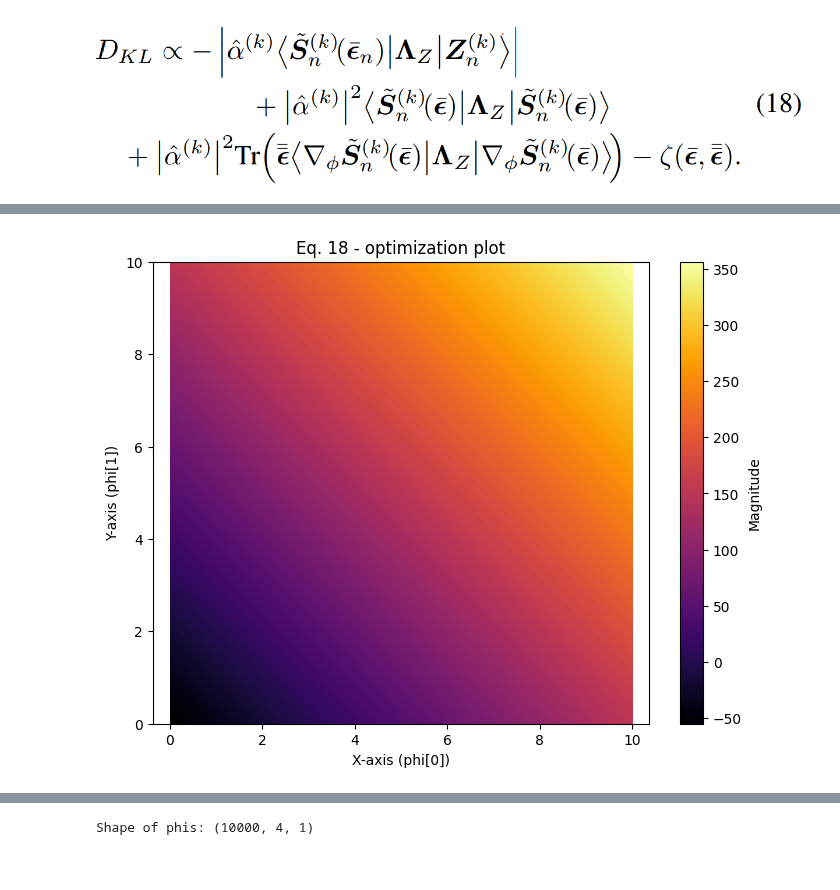
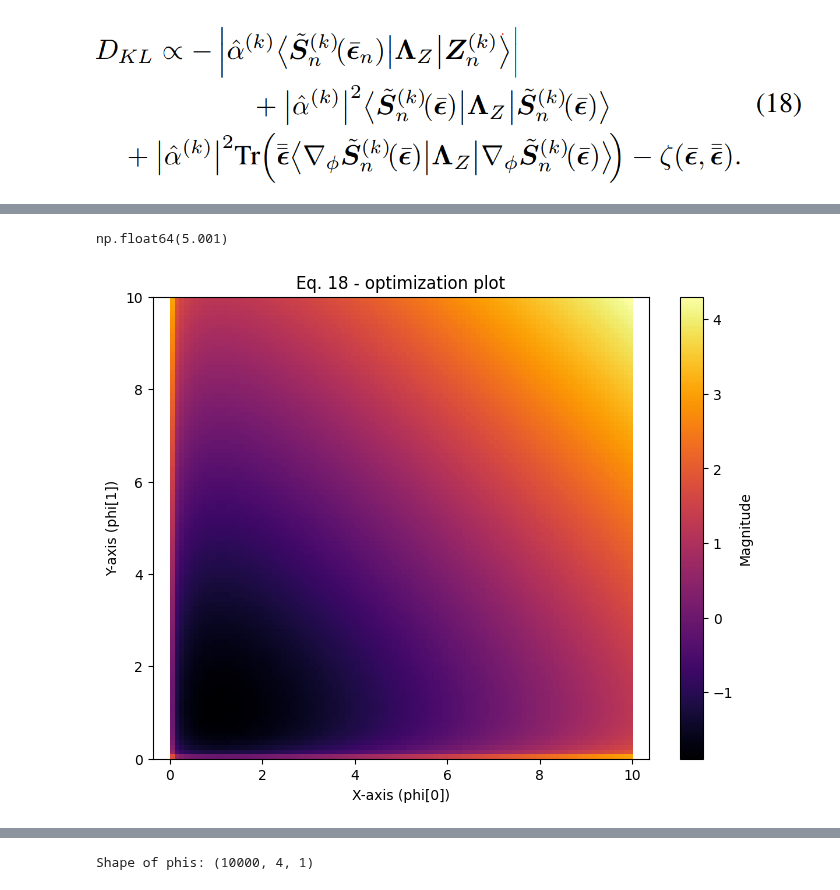
Before and after one commit to RHIMMELAND/MMARS, a Jupyter notebook: examples/MRBLaT_test.ipynb, the cells around one changed output, grey strips where cells are left out. Saved outputs shown, nothing was run; the diff lists cells and outputs as text; code cells hidden in the pictures.

```diff
--- a/examples/MRBLaT_test.ipynb
+++ b/examples/MRBLaT_test.ipynb
@@ -103,8 +103,7 @@ def generate_S_signal(
     phase_diff_TX_RX -= phase_diff_TX_RX[0,0]
 
     # Compute the Intermediate frequency (IF) frequency:
-    sweepBandwidth = chirp_Rate*T_chirp
-    f_IF = (2*radial_distance*sweepBandwidth)/(c*T_chirp)
+    f_IF = (2*radial_distance*chirp_Rate)/c
 
     # Compute the received power:
     received_power = transmitPower*gain*wavelength**2*radarCrossSection/( (4*np.pi)**3 * radial_distance**4)
@@ -114,10 +113,6 @@ def generate_S_signal(
     #time = np.linspace(0, N_samples/f_sampling, N_samples)[np.newaxis]
     for tx_idx in range(tx_antennas.shape[0]):
         for rx_idx in range(rx_antennas.shape[0]):
-            #S_signal[tx_idx, rx_idx, :, :] = (np.sin(((np.ones((N_chirps,1))@freqs) - f_IF)*2*T_chirp)/((np.ones((N_chirps,1))@freqs) - f_IF) # Changes with ADC samples
-             #                                           *np.exp(1j*phase_diff_TX_RX[tx_idx,rx_idx]*(np.ones((N_chirps,1))@np.ones((1,N_samples)))) # Changes with antennas
-              #                                      )
-
             #index = np.argmin(np.abs((np.ones((N_chirps,1))@freqs) - f_IF))
             #S_signal[tx_idx, rx_idx, :, :] = np.sinc(((np.ones((N_chirps,1))@freqs) - f_IF) *1/2 * T_chirp *1/np.pi) *np.exp(1j*phase_diff_TX_RX[tx_idx,rx_idx])# Changes with antennas
             #S_signal[tx_idx, rx_idx, :, :] = (np.exp(1j*2*np.pi*f_IF*(np.ones((N_chirps,1))@time)) # Changes with ADC samples
@@ -126,16 +121,11 @@ def generate_S_signal(
             S_signal[tx_idx, rx_idx, :, :] =  (np.exp(-1.j * freqs * N_samples/2) * np.sin((freqs - f_IF /f_sampling * 2 * np.pi) * (N_samples + 1) * 1/2) / np.sin((freqs - f_IF/f_sampling * 2 * np.pi)/2)
                                               )*np.exp(1j*phase_diff_TX_RX[tx_idx,rx_idx])
 
-
-            #S_signal_max_index = np.argmax(S_signal[tx_idx, rx_idx, :, :], axis=1)
-            #S_signal[tx_idx, rx_idx, :, :] = np.zeros(S_signal[tx_idx, rx_idx, :, :].shape)
-            #S_signal[tx_idx, rx_idx, :, S_signal_max_index] = 1
-    #S_signal = np.fft.fft(S_signal)
     S_signal *= np.sqrt(received_power) # Scale the signal based on the received power
 
-    return S_signal.flatten()[:, np.newaxis]#/np.sqrt(256)
+    return S_signal.flatten()[:, np.newaxis]/np.sqrt(256)
 # %%
-frame = 99
+frame = 1
 
 print(target_model_1.get_trajectory()[0][frame], target_model_1.get_trajectory()[1][frame])
 
@@ -299,7 +289,7 @@ def jacobian_S(epsilon,
 ![image.png](attachment:image.png)
 # %%
 #Lambda_z = np.eye(3072) * (Boltzmann * 290 * 0.77e9)**(-2)
-Lambda_z = np.eye(3072) * (lambda_z_coefficient)**(-2)
+Lambda_z = np.eye(3072) * (lambda_z_coefficient)**(-1)
 Lambda_z = csr_matrix(Lambda_z)
 
 def D_KL(params, Z_data, phi_bar_last_x, phi_bar_last_y):
@@ -319,9 +309,11 @@ def D_KL(params, Z_data, phi_bar_last_x, phi_bar_last_y):
     k = 2
     entropy = k/2 * np.log(2*np.pi*np.e) + 1/2*np.log(eps_barbar_0 * eps_barbar_1)
 
-    return term_1 + term_2 + term_3 + entropy
+    print(term_1, term_2, term_3, entropy)
+
+    return term_1 + term_2 + term_3 - entropy
 # %%
-frame = 99
+frame = 10
 
 sim_data_all_virtual = sim_data[frame,:,:,0,:]
 sim_data_all_virtual = sim_data_all_virtual.flatten()[:, np.newaxis]
@@ -382,25 +396,43 @@ results = Parallel(n_jobs=-1)(
+# %%
+target_ground_truth[0][0]
+# %% [output]
+np.float64(5.001)
 # %%
+D_KL_search_space = np.linspace(0.01, 10, 100)
+
+# Use parallel processing to speed up the nested loop
+results = Parallel(n_jobs=-1)(
+    delayed(D_KL)(
+        np.array([20.5, 20.5, i, j]),
+        data_fourier,
+        target_model_1.get_trajectory()[0][frame-1],
+        target_model_1.get_trajectory()[0][frame-1]
+    )
+    for i in D_KL_search_space
+    for j in D_KL_search_space
+)
+
 # Compute the magnitude (ignoring phi[2] and phi[3])
 #magnitudes = np.sqrt(phis[:, 0, 0]**2 + phis[:, 1, 0]**2)
 
 gridsize = 100
 
 # Reshape to 2D (51x51) for heatmap plotting
 heatmap = np.array(results).reshape(gridsize, gridsize)
 # Plot the heatmap
 plt.figure(figsize=(8, 6))
 plt.imshow(heatmap, origin='lower', extent=[0, 10, 0, 10], cmap='inferno', aspect='auto')
 #min_index = np.argmin(heatmap)
 #min_index_2d = np.unravel_index(min_index, heatmap.shape)
 #plt.scatter(min_index_2d[1]/gridsize, min_index_2d[0]/gridsize, marker='x', color='red', s=100)
 plt.colorbar(label="Magnitude")
 plt.xlabel("X-axis (phi[0])")
 plt.ylabel("Y-axis (phi[1])")
 plt.title("Eq. 18 - optimization plot")
 plt.axis('equal')
 plt.show()
 # %% [output]
-[figure, old version]
+[figure, new version]
 # %%
 min_index = np.argmin(heatmap)
 min_index_2d = np.unravel_index(min_index, heatmap.shape)
```
Also changed, not shown: parts of 18 cells of this notebook, 5 other files.
